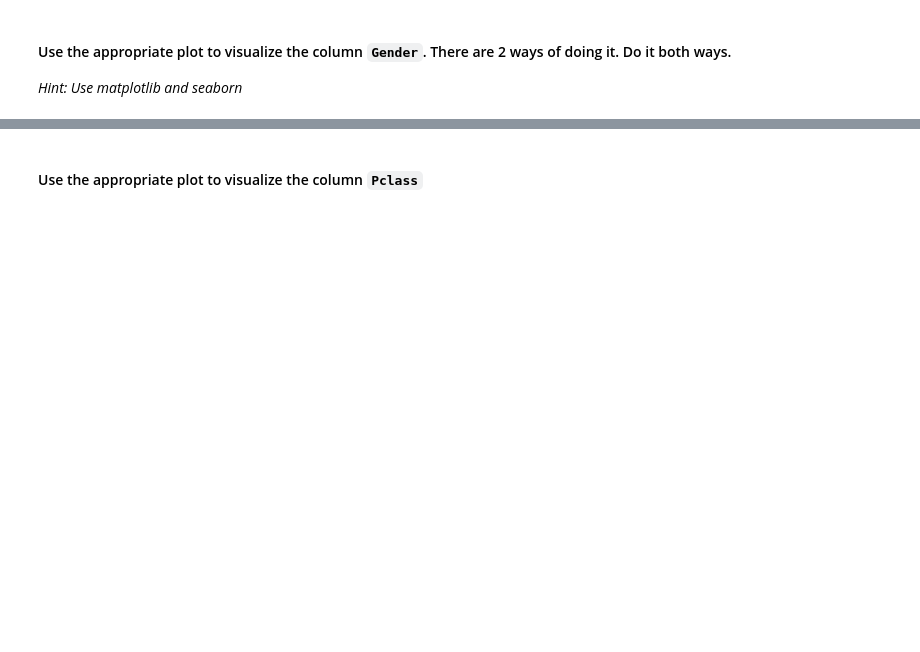
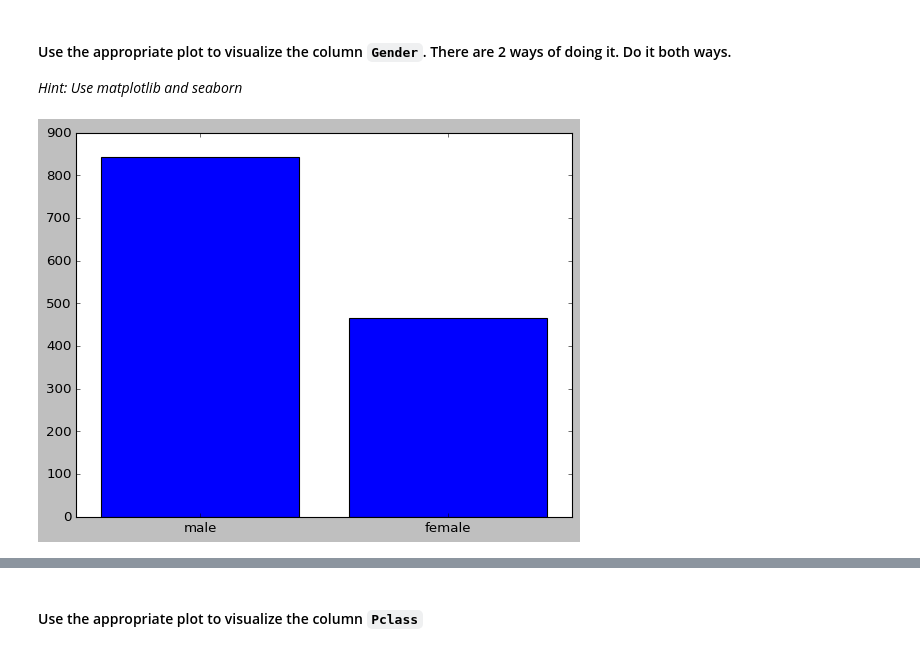
Before and after one commit to ta-data-mexpt/lab-matplotlib-seaborn, a Jupyter notebook: your-code/challenge-3.ipynb, the cells around one changed output, grey strips where cells are left out. Saved outputs shown, nothing was run; the diff lists cells and outputs as text; code cells hidden in the pictures; blank space fills up the shorter version.

```diff
--- a/your-code/challenge-3.ipynb
+++ b/your-code/challenge-3.ipynb
@@ -72,4 +135,11 @@ dtype: object
 #### Use the appropriate plot to visualize the column `Gender`. There are 2 ways of doing it. Do it both ways.
 
 *Hint: Use matplotlib and seaborn*
+# %%
+male=[titanic.Gender.value_counts().index[0],titanic.Gender.value_counts()[0]]
+female=[titanic.Gender.value_counts().index[1],titanic.Gender.value_counts()[1]]
+plt.bar([1,2],[male[1],female[1]])
+plt.xticks([1,2],labels=[male[0],female[0]]);
+# %% [output]
+[figure, added]
 # %%
```
Also changed, not shown: parts of 20 cells of this notebook.
